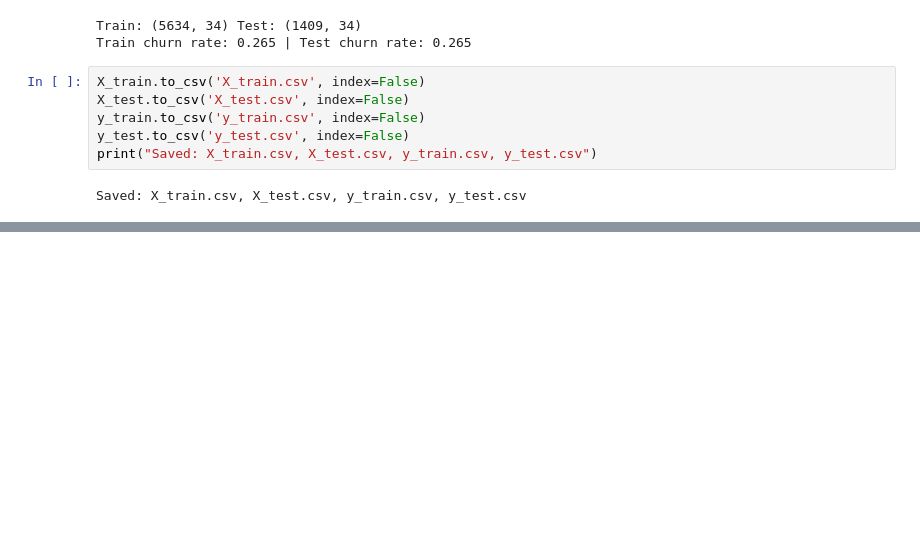
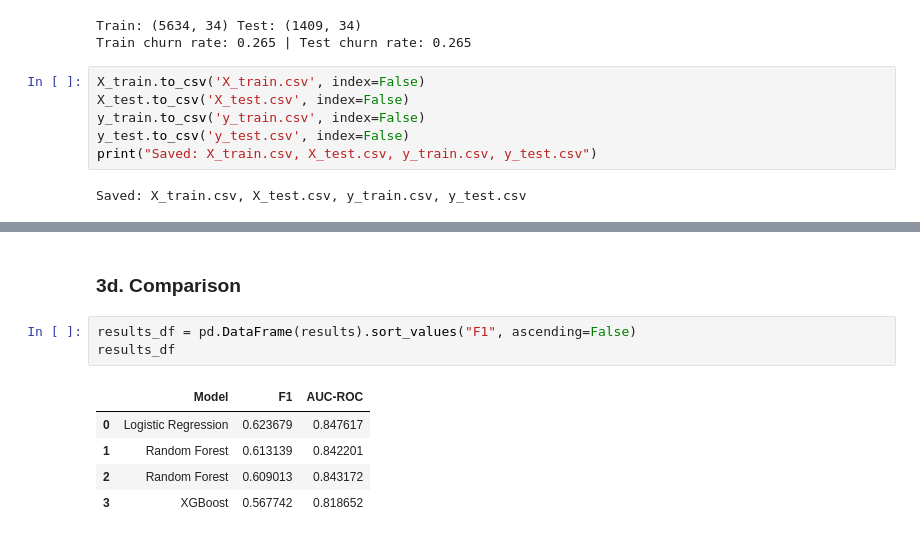
Before and after one commit to Khuld13/customer-churn-prediction, a Jupyter notebook: churn.ipynb, the cells around one changed output, grey strips where cells are left out. Cells and saved outputs as stored; diff of their text form; blank space fills up the shorter version.

```diff
--- a/churn.ipynb
+++ b/churn.ipynb
@@ -236,0 +342,11 @@ Saved: X_train.csv, X_test.csv, y_train.csv, y_test.csv
+# %% [markdown]
+### 3d. Comparison
+# %%
+results_df = pd.DataFrame(results).sort_values("F1", ascending=False)
+results_df
+# %% [output]
+|  | Model | F1 | AUC-ROC |
+| 0 | Logistic Regression | 0.623679 | 0.847617 |
+| 1 | Random Forest | 0.613139 | 0.842201 |
+| 2 | Random Forest | 0.609013 | 0.843172 |
+| 3 | XGBoost | 0.567742 | 0.818652 |
```
Also changed, not shown: parts of 24 cells of this notebook, 1 other file.
